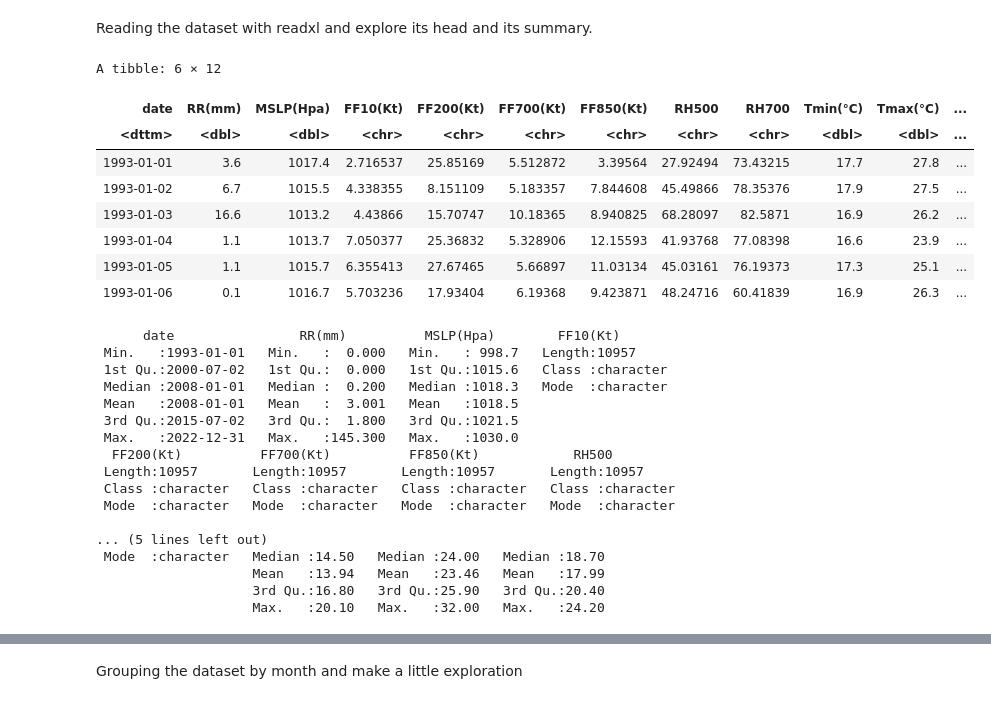
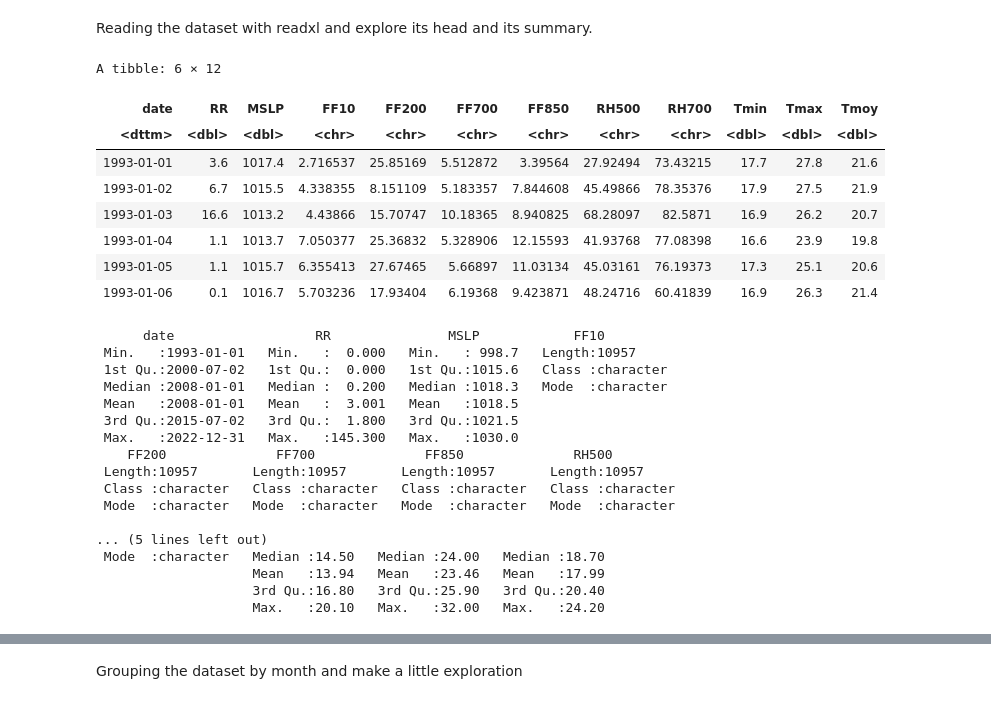
Before and after one commit to dinasdata/WeatherViz, a Jupyter notebook: notebook.ipynb, the cells around one changed output, grey strips where cells are left out. Cells and saved outputs as stored; diff of their text form; code cells hidden in the pictures.

```diff
--- a/notebook.ipynb
+++ b/notebook.ipynb
@@ -32,27 +12,27 @@ The following objects are masked from ‘package:base’:
 # %% [markdown]
 Reading the dataset with readxl and explore its head and its summary.
 # %%
-data = read_excel("data.xlsx")
+data = read_excel("/media/dina/f4c07323-3819-4c76-ad53-95f7d45b7ae2/weather_data_vizualisation/data.xlsx")
 head(data)
 summary(data)
 # %% [output]
 A tibble: 6 × 12
-| date | RR(mm) | MSLP(Hpa) | FF10(Kt) | FF200(Kt) | FF700(Kt) | FF850(Kt) | RH500 | RH700 | Tmin(°C) | Tmax(°C) | ... |
-| <dttm> | <dbl> | <dbl> | <chr> | <chr> | <chr> | <chr> | <chr> | <chr> | <dbl> | <dbl> | ... |
-| 1993-01-01 | 3.6 | 1017.4 | 2.716537 | 25.85169 | 5.512872 | 3.39564 | 27.92494 | 73.43215 | 17.7 | 27.8 | ... |
-| 1993-01-02 | 6.7 | 1015.5 | 4.338355 | 8.151109 | 5.183357 | 7.844608 | 45.49866 | 78.35376 | 17.9 | 27.5 | ... |
-| 1993-01-03 | 16.6 | 1013.2 | 4.43866 | 15.70747 | 10.18365 | 8.940825 | 68.28097 | 82.5871 | 16.9 | 26.2 | ... |
-| 1993-01-04 | 1.1 | 1013.7 | 7.050377 | 25.36832 | 5.328906 | 12.15593 | 41.93768 | 77.08398 | 16.6 | 23.9 | ... |
-| 1993-01-05 | 1.1 | 1015.7 | 6.355413 | 27.67465 | 5.66897 | 11.03134 | 45.03161 | 76.19373 | 17.3 | 25.1 | ... |
-| 1993-01-06 | 0.1 | 1016.7 | 5.703236 | 17.93404 | 6.19368 | 9.423871 | 48.24716 | 60.41839 | 16.9 | 26.3 | ... |
+| date | RR | MSLP | FF10 | FF200 | FF700 | FF850 | RH500 | RH700 | Tmin | Tmax | Tmoy |
+| <dttm> | <dbl> | <dbl> | <chr> | <chr> | <chr> | <chr> | <chr> | <chr> | <dbl> | <dbl> | <dbl> |
+| 1993-01-01 | 3.6 | 1017.4 | 2.716537 | 25.85169 | 5.512872 | 3.39564 | 27.92494 | 73.43215 | 17.7 | 27.8 | 21.6 |
+| 1993-01-02 | 6.7 | 1015.5 | 4.338355 | 8.151109 | 5.183357 | 7.844608 | 45.49866 | 78.35376 | 17.9 | 27.5 | 21.9 |
+| 1993-01-03 | 16.6 | 1013.2 | 4.43866 | 15.70747 | 10.18365 | 8.940825 | 68.28097 | 82.5871 | 16.9 | 26.2 | 20.7 |
+| 1993-01-04 | 1.1 | 1013.7 | 7.050377 | 25.36832 | 5.328906 | 12.15593 | 41.93768 | 77.08398 | 16.6 | 23.9 | 19.8 |
+| 1993-01-05 | 1.1 | 1015.7 | 6.355413 | 27.67465 | 5.66897 | 11.03134 | 45.03161 | 76.19373 | 17.3 | 25.1 | 20.6 |
+| 1993-01-06 | 0.1 | 1016.7 | 5.703236 | 17.93404 | 6.19368 | 9.423871 | 48.24716 | 60.41839 | 16.9 | 26.3 | 21.4 |
-      date                RR(mm)          MSLP(Hpa)        FF10(Kt)
+      date                  RR               MSLP            FF10
  Min.   :1993-01-01   Min.   :  0.000   Min.   : 998.7   Length:10957
  1st Qu.:2000-07-02   1st Qu.:  0.000   1st Qu.:1015.6   Class :character
  Median :2008-01-01   Median :  0.200   Median :1018.3   Mode  :character
  Mean   :2008-01-01   Mean   :  3.001   Mean   :1018.5
  3rd Qu.:2015-07-02   3rd Qu.:  1.800   3rd Qu.:1021.5
  Max.   :2022-12-31   Max.   :145.300   Max.   :1030.0
-  FF200(Kt)          FF700(Kt)          FF850(Kt)            RH500
+    FF200              FF700              FF850              RH500
  Length:10957       Length:10957       Length:10957       Length:10957
  Class :character   Class :character   Class :character   Class :character
  Mode  :character   Mode  :character   Mode  :character   Mode  :character
```
Also changed, not shown: parts of 8 cells of this notebook.
